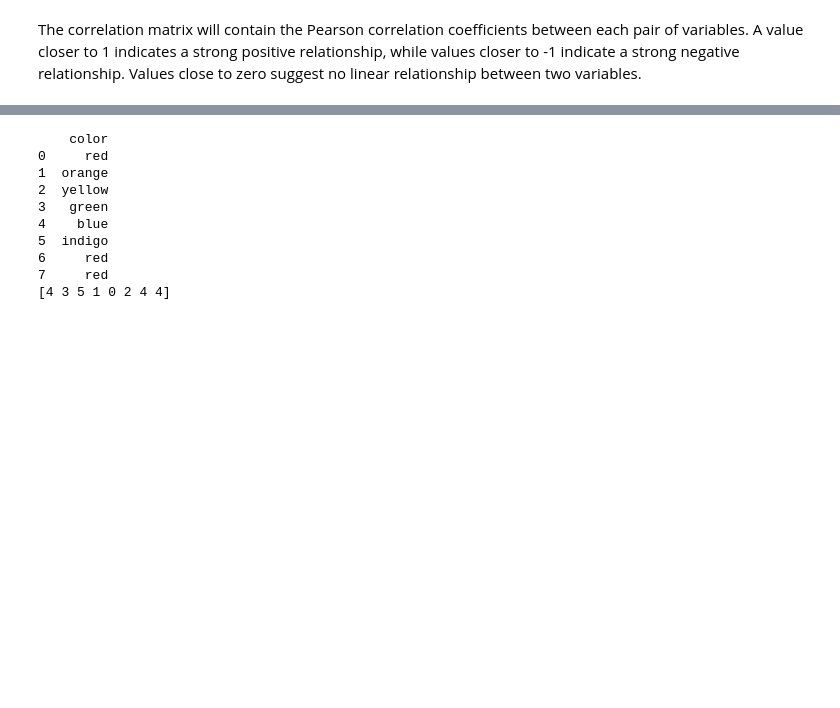
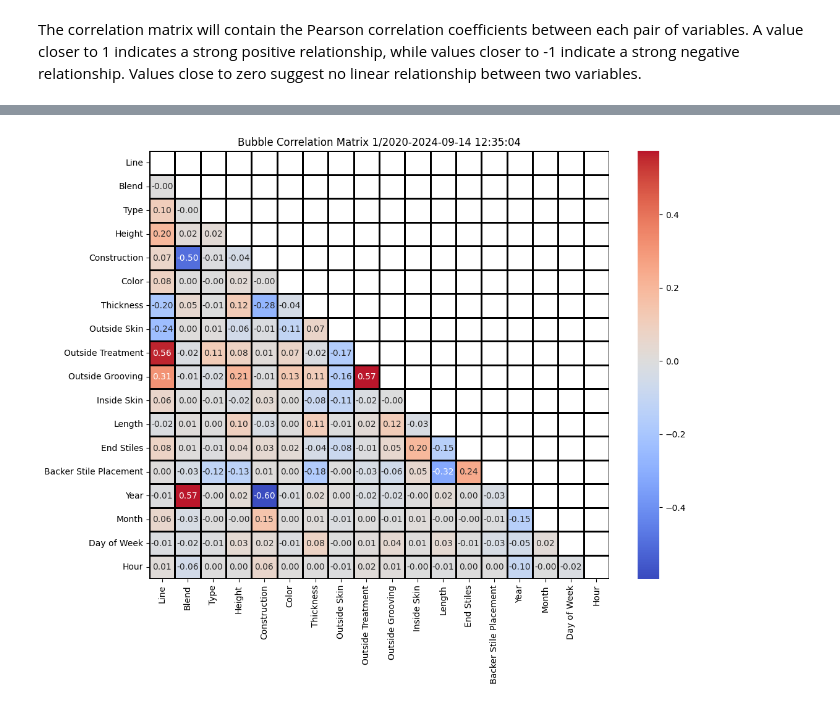
Before and after one commit to mattrupp/section-bubble-analysis, a Jupyter notebook: section-bubble-analysis.ipynb, the cells around one changed output, grey strips where cells are left out. Saved outputs shown, nothing was run; the diff lists cells and outputs as text; code cells hidden in the pictures; blank space fills up the shorter version.

Commit message:
working correlation matrix!

```diff
--- a/section-bubble-analysis.ipynb
+++ b/section-bubble-analysis.ipynb
@@ -113,23 +179,22 @@ print(most_correlated_variables)
-# %%
-import pandas as pd
-from sklearn.preprocessing import LabelEncoder
-
-
-data = {'color': ['red', 'orange', 'yellow', 'green', 'blue', 'indigo', 'red', 'red']}
-df = pd.DataFrame(data)
-print(df)  # Print original DataFrame for verification purposes
-
-encoder_color = LabelEncoder()
-encoded_colors = encoder_color.fit_transform(df['color'])  # Apply LabelEncoder on the 'color' column and store encoded values in a new variable for demonstration purposes only (optional)
-print(encoded_colors)  # Print encoded color values to verify encoding result
-# %% [output]
-    color
-0     red
-1  orange
-2  yellow
-3   green
-4    blue
-5  indigo
-6     red
-7     red
-[4 3 5 1 0 2 4 4]
+# %%
+# Create a heatmap using Seaborn
+plt.figure(figsize=(12, 9))
+matrix = np.triu(df.corr())
+sns.heatmap(correlation_matrix,
+            annot=True,
+            cmap='coolwarm',
+            cbar=True,
+            fmt=".2f",
+            center=0,
+            linewidths=2,
+            linecolor='black',
+            mask=matrix
+            )
+
+# Add a title
+plt.title(f'Bubble Correlation Matrix {firstDate.month}/{firstDate.year}-{lastDate.month}/{lastDate.year}')
+
+# Show the plot
+plt.show()
+# %% [output]
+[figure, added]
```
Also changed, not shown: parts of 5 cells of this notebook, 1 other file.
